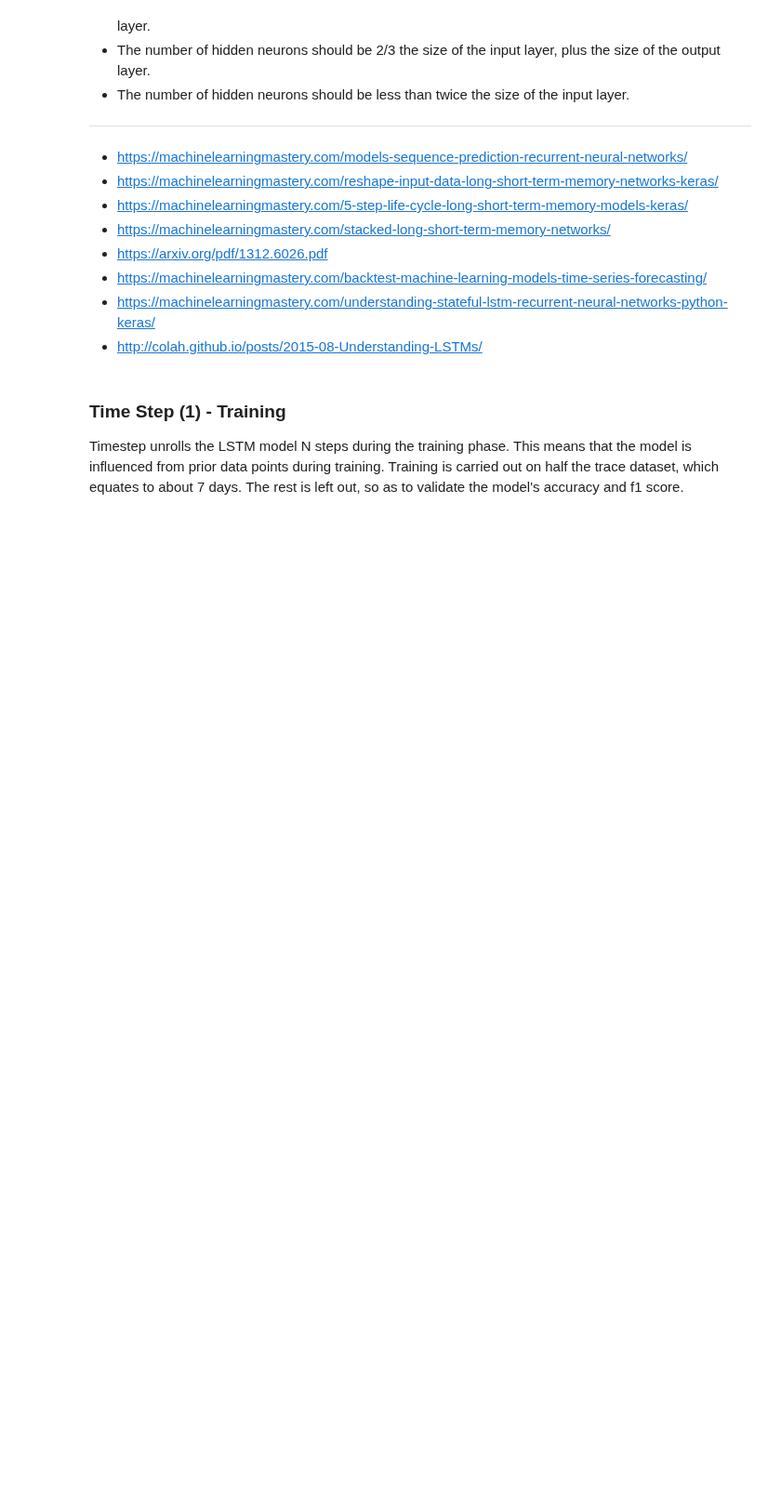
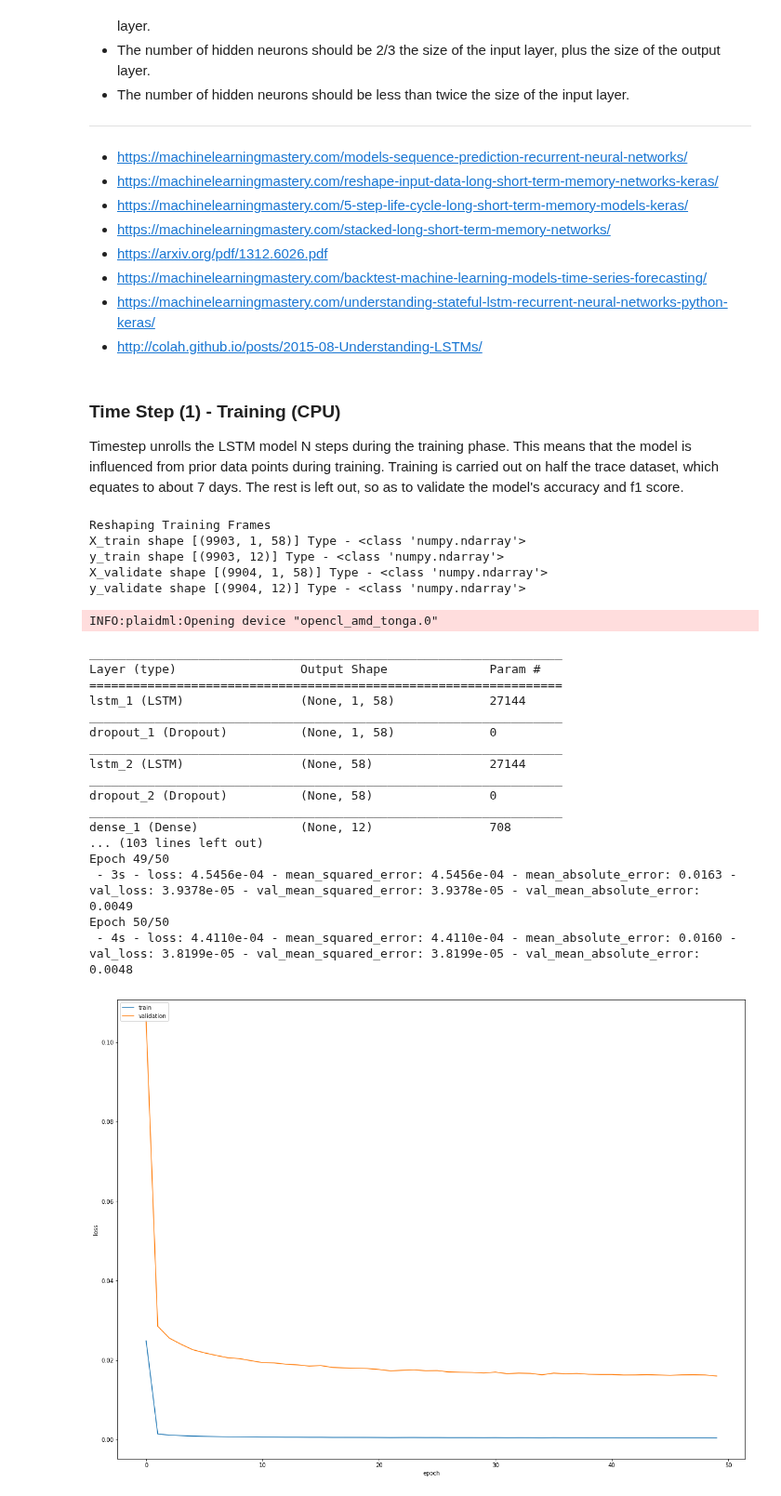
Before and after one commit to eldrad294/ICS5200, a Jupyter notebook: notebook/schedule/TPC-DS10/Schedule TPC-DS10 Time Series Analysis/Schedule TPC-DS10 Time Series Walk Forward LSTM.ipynb, the cells around one changed output. Shown at 93% size. Saved outputs shown, nothing was run; the diff lists cells and outputs as text; code cells hidden in the pictures; blank space fills up the shorter version.

```diff
--- a/notebook/schedule/TPC-DS10/Schedule TPC-DS10 Time Series Analysis/Schedule TPC-DS10 Time Series Walk Forward LSTM.ipynb
+++ b/notebook/schedule/TPC-DS10/Schedule TPC-DS10 Time Series Analysis/Schedule TPC-DS10 Time Series Walk Forward LSTM.ipynb
@@ -1187,6 +1187,84 @@ class LSTM:
         max_new_rows = multiple * lag
         return X[0:max_new_rows, :]
 # %% [markdown]
-### Time Step (1) - Training
+### Time Step (1) - Training (CPU)
 
 Timestep unrolls the LSTM model N steps during the training phase. This means that the model is influenced from prior data points during training. Training is carried out on half the trace dataset, which equates to about 7 days. The rest is left out, so as to validate the model's accuracy and f1 score.
+# %%
+%%time
+y_labels2 = []
+for label in y_df.columns:
+    if 'var1' in label:
+        y_labels2.append(label)
+y_df2 = y_df[y_labels2]
+timestep = 1
+X_train, X_validate, y_train, y_validate = train_test_split(X_df, y_df2, test_size=test_split)
+X_train = X_train.values
+y_train = y_train.values
+X_validate = X_validate.values
+y_validate = y_validate.values
+
+# Lag Multiples
+X_train = LSTM.lag_multiple(X=X_train, lag=timestep)
+y_train = LSTM.lag_multiple(X=y_train, lag=timestep)
+X_validate = LSTM.lag_multiple(X=X_validate, lag=timestep)
+y_validate = LSTM.lag_multiple(X=y_validate, lag=timestep)
+
+# Reshape for fitting in LSTM
+X_train = X_train.reshape((int(X_train.shape[0] / timestep), timestep, X_train.shape[1]))
+y_train = y_train[0:int(y_train.shape[0] / timestep),:]
+X_validate = X_validate.reshape((int(X_validate.shape[0] / timestep), timestep, X_validate.shape[1]))
+y_validate = y_validate[0:int(y_validate.shape[0] / timestep),:]
+
+print('\nReshaping Training Frames')
+print("X_train shape [" + str(X_train.shape) + "] Type - " + str(type(X_train)))
+print("y_train shape [" + str(y_train.shape) + "] Type - " + str(type(y_train)))
+print("X_validate shape [" + str(X_validate.shape) + "] Type - " + str(type(X_validate)))
+print("y_validate shape [" + str(y_validate.shape) + "] Type - " + str(type(y_validate)))
+
+model = LSTM(X=X_train,
+             y=y_train,
+             lag=lag,
+             loss_func='mean_squared_error',
+             activation=activation,
+             optimizer='adam',
+             lstm_layers=layer,
+             dropout=dropout,
+             stateful=state,
+             y_labels=y_label,
+             initializer=initializer)
+
+model.fit_model(X_train=X_train,
+                X_test=X_validate,
+                y_train=y_train,
+                y_test=y_validate,
+                epochs=epochs,
+                batch_size=batch,
+                verbose=2,
+                shuffle=False,
+                plot=True)
+# %% [output]
+Reshaping Training Frames
+X_train shape [(9903, 1, 58)] Type - <class 'numpy.ndarray'>
+y_train shape [(9903, 12)] Type - <class 'numpy.ndarray'>
+X_validate shape [(9904, 1, 58)] Type - <class 'numpy.ndarray'>
+y_validate shape [(9904, 12)] Type - <class 'numpy.ndarray'>
+INFO:plaidml:Opening device "opencl_amd_tonga.0"
+_________________________________________________________________
+Layer (type)                 Output Shape              Param #
+=================================================================
+lstm_1 (LSTM)                (None, 1, 58)             27144
+_________________________________________________________________
+dropout_1 (Dropout)          (None, 1, 58)             0
+_________________________________________________________________
+lstm_2 (LSTM)                (None, 58)                27144
+_________________________________________________________________
+dropout_2 (Dropout)          (None, 58)                0
+_________________________________________________________________
+dense_1 (Dense)              (None, 12)                708
+... (103 lines left out)
+Epoch 49/50
+ - 3s - loss: 4.5456e-04 - mean_squared_error: 4.5456e-04 - mean_absolute_error: 0.0163 - val_loss: 3.9378e-05 - val_mean_squared_error: 3.9378e-05 - val_mean_absolute_error: 0.0049
+Epoch 50/50
+ - 4s - loss: 4.4110e-04 - mean_squared_error: 4.4110e-04 - mean_absolute_error: 0.0160 - val_loss: 3.8199e-05 - val_mean_squared_error: 3.8199e-05 - val_mean_absolute_error: 0.0048
+[figure, added]
```
Also changed, not shown: parts of 47 cells of this notebook.
